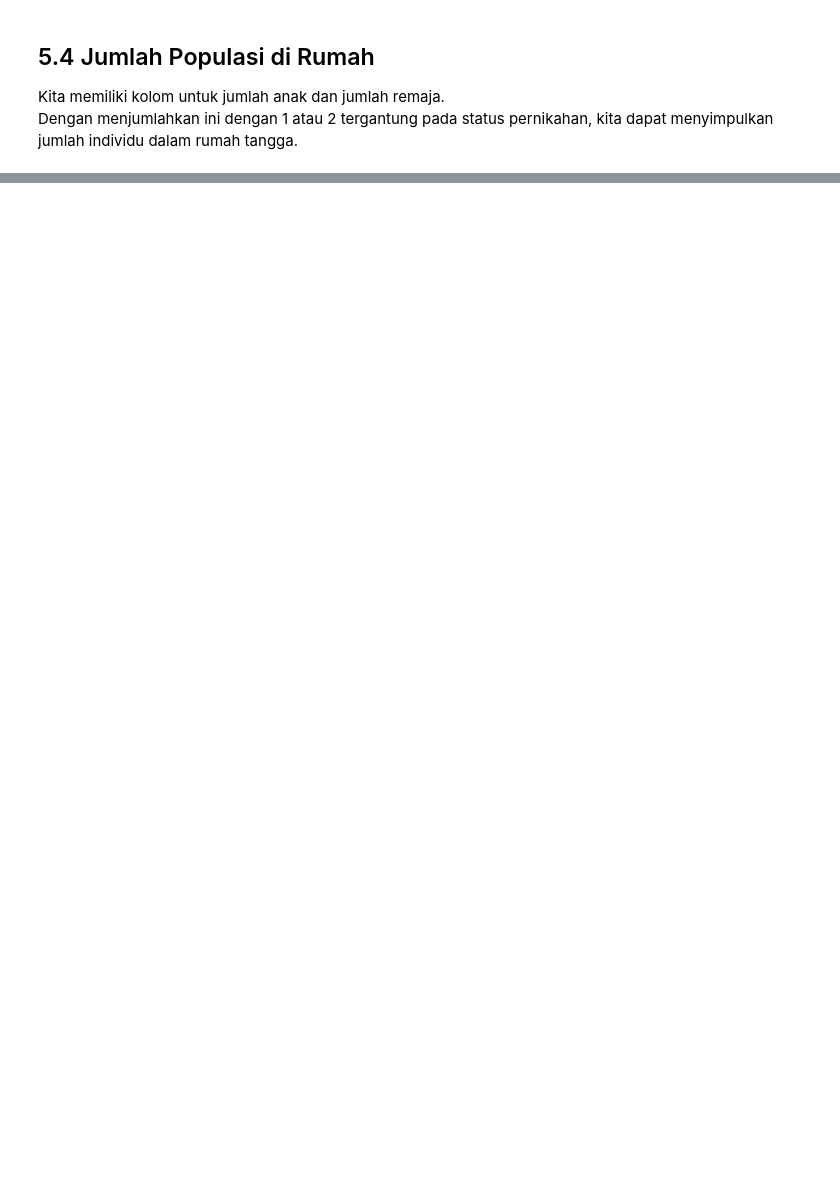
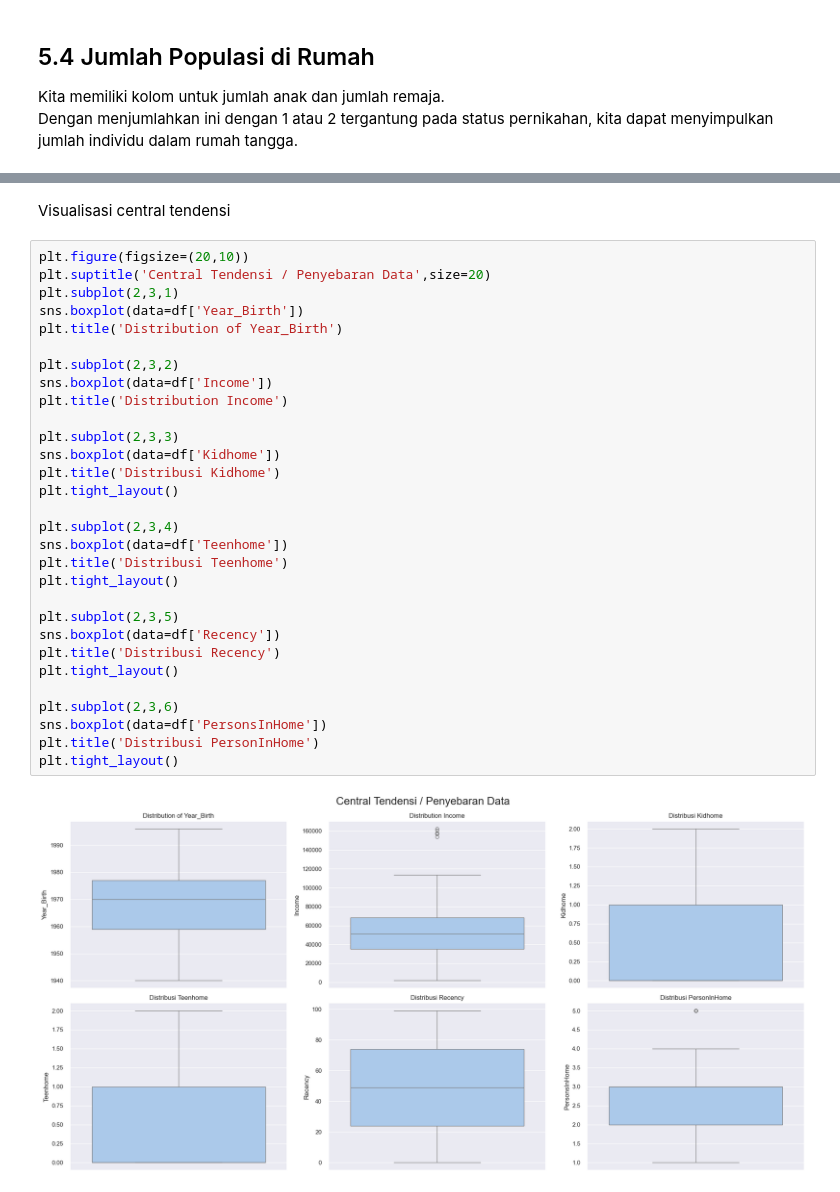
Before and after one commit to Nurdiansyah0/Capstone2, a Jupyter notebook: Jupyter/Supermarket Costumers.ipynb, the cells around one changed output, grey strips where cells are left out. Cells and saved outputs as stored; diff of their text form; blank space fills up the shorter version.

```diff
--- a/Jupyter/Supermarket Costumers.ipynb
+++ b/Jupyter/Supermarket Costumers.ipynb
@@ -615,0 +941,34 @@ Untuk menganalisis output pengelompokan di kemudian hari, kita akan menjaga data
+# %% [markdown]
+Visualisasi central tendensi
+# %%
+plt.figure(figsize=(20,10))
+plt.suptitle('Central Tendensi / Penyebaran Data',size=20)
+plt.subplot(2,3,1)
+sns.boxplot(data=df['Year_Birth'])
+plt.title('Distribution of Year_Birth')
+
+plt.subplot(2,3,2)
+sns.boxplot(data=df['Income'])
+plt.title('Distribution Income')
+
+plt.subplot(2,3,3)
+sns.boxplot(data=df['Kidhome'])
+plt.title('Distribusi Kidhome')
+plt.tight_layout()
+
+plt.subplot(2,3,4)
+sns.boxplot(data=df['Teenhome'])
+plt.title('Distribusi Teenhome')
+plt.tight_layout()
+
+plt.subplot(2,3,5)
+sns.boxplot(data=df['Recency'])
+plt.title('Distribusi Recency')
+plt.tight_layout()
+
+plt.subplot(2,3,6)
+sns.boxplot(data=df['PersonsInHome'])
+plt.title('Distribusi PersonInHome')
+plt.tight_layout()
+# %% [output]
+[figure, added]
```
Also changed, not shown: parts of 64 cells of this notebook, 1 other file.
